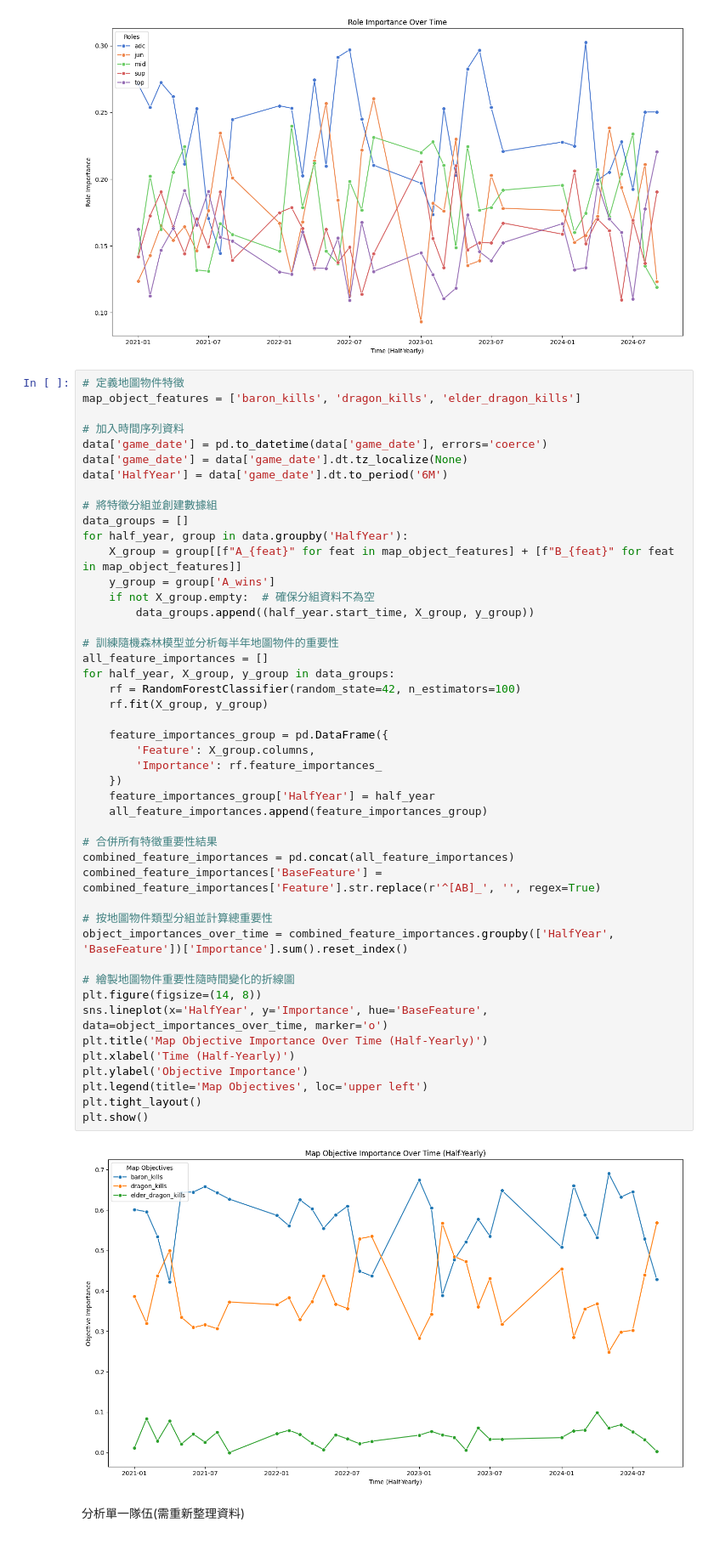
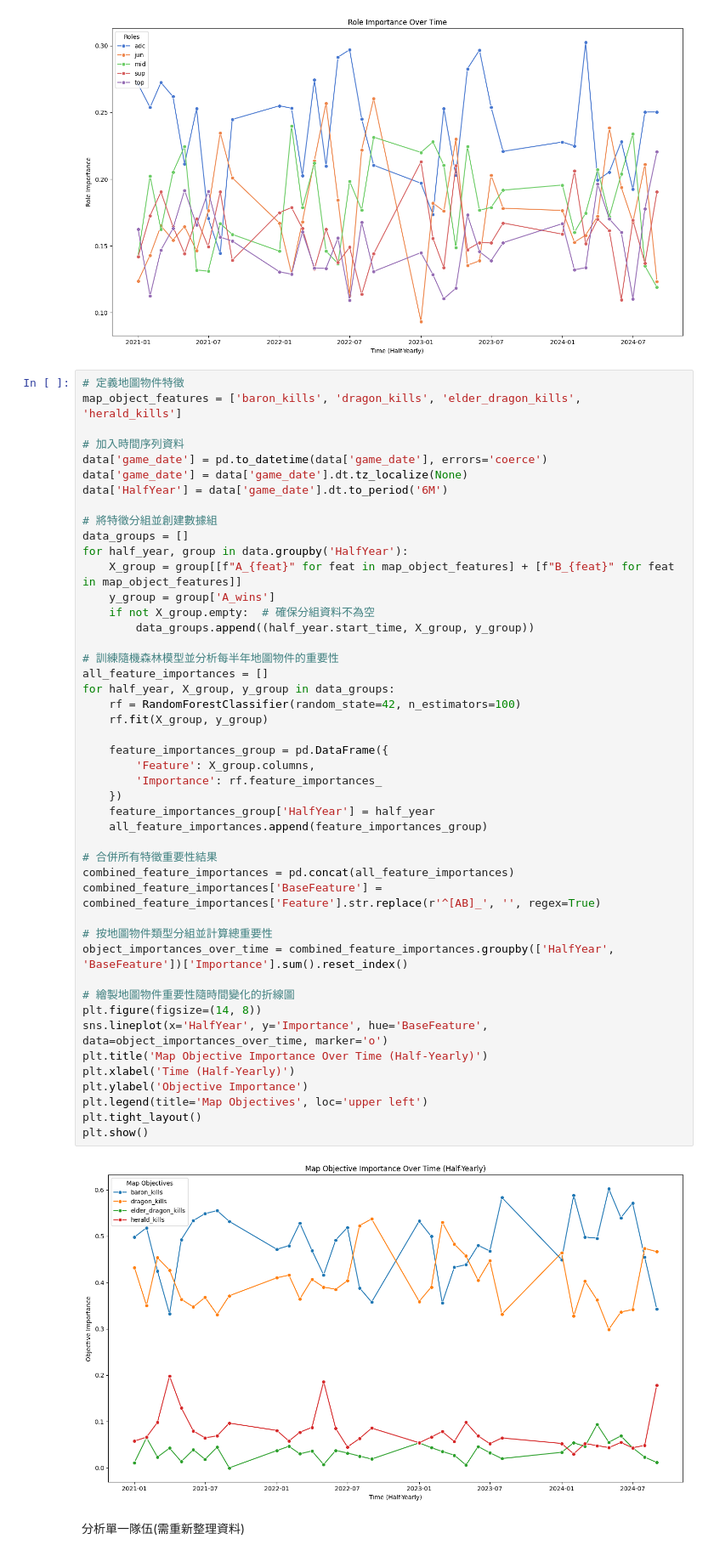
Before and after one commit to MonicaChen0330/LOL-Worlds-Predictions, a Jupyter notebook: FeatureAnalysis.ipynb, the cells around one changed output. Shown at 85% size. Cells and saved outputs as stored; diff of their text form.

```diff
--- a/FeatureAnalysis.ipynb
+++ b/FeatureAnalysis.ipynb
@@ -294,7 +294,7 @@ plt.show()
 [figure]
 # %%
 # 定義地圖物件特徵
-map_object_features = ['baron_kills', 'dragon_kills', 'elder_dragon_kills']
+map_object_features = ['baron_kills', 'dragon_kills', 'elder_dragon_kills', 'herald_kills']
 
 # 加入時間序列資料
 data['game_date'] = pd.to_datetime(data['game_date'], errors='coerce')
@@ -312,34 +312,34 @@ for half_year, group in data.groupby('HalfYear'):
 # 訓練隨機森林模型並分析每半年地圖物件的重要性
 all_feature_importances = []
 for half_year, X_group, y_group in data_groups:
     rf = RandomForestClassifier(random_state=42, n_estimators=100)
     rf.fit(X_group, y_group)
 
     feature_importances_group = pd.DataFrame({
         'Feature': X_group.columns,
         'Importance': rf.feature_importances_
     })
     feature_importances_group['HalfYear'] = half_year
     all_feature_importances.append(feature_importances_group)
 
 # 合併所有特徵重要性結果
 combined_feature_importances = pd.concat(all_feature_importances)
 combined_feature_importances['BaseFeature'] = combined_feature_importances['Feature'].str.replace(r'^[AB]_', '', regex=True)
 
 # 按地圖物件類型分組並計算總重要性
 object_importances_over_time = combined_feature_importances.groupby(['HalfYear', 'BaseFeature'])['Importance'].sum().reset_index()
 
 # 繪製地圖物件重要性隨時間變化的折線圖
 plt.figure(figsize=(14, 8))
 sns.lineplot(x='HalfYear', y='Importance', hue='BaseFeature', data=object_importances_over_time, marker='o')
 plt.title('Map Objective Importance Over Time (Half-Yearly)')
 plt.xlabel('Time (Half-Yearly)')
 plt.ylabel('Objective Importance')
 plt.legend(title='Map Objectives', loc='upper left')
 plt.tight_layout()
 plt.show()
 # %% [output]
-[figure, old version]
+[figure, new version]
 # %% [markdown]
 分析單一隊伍(需重新整理資料)
 # %%
```
Also changed, not shown: parts of 1 cell of this notebook.
